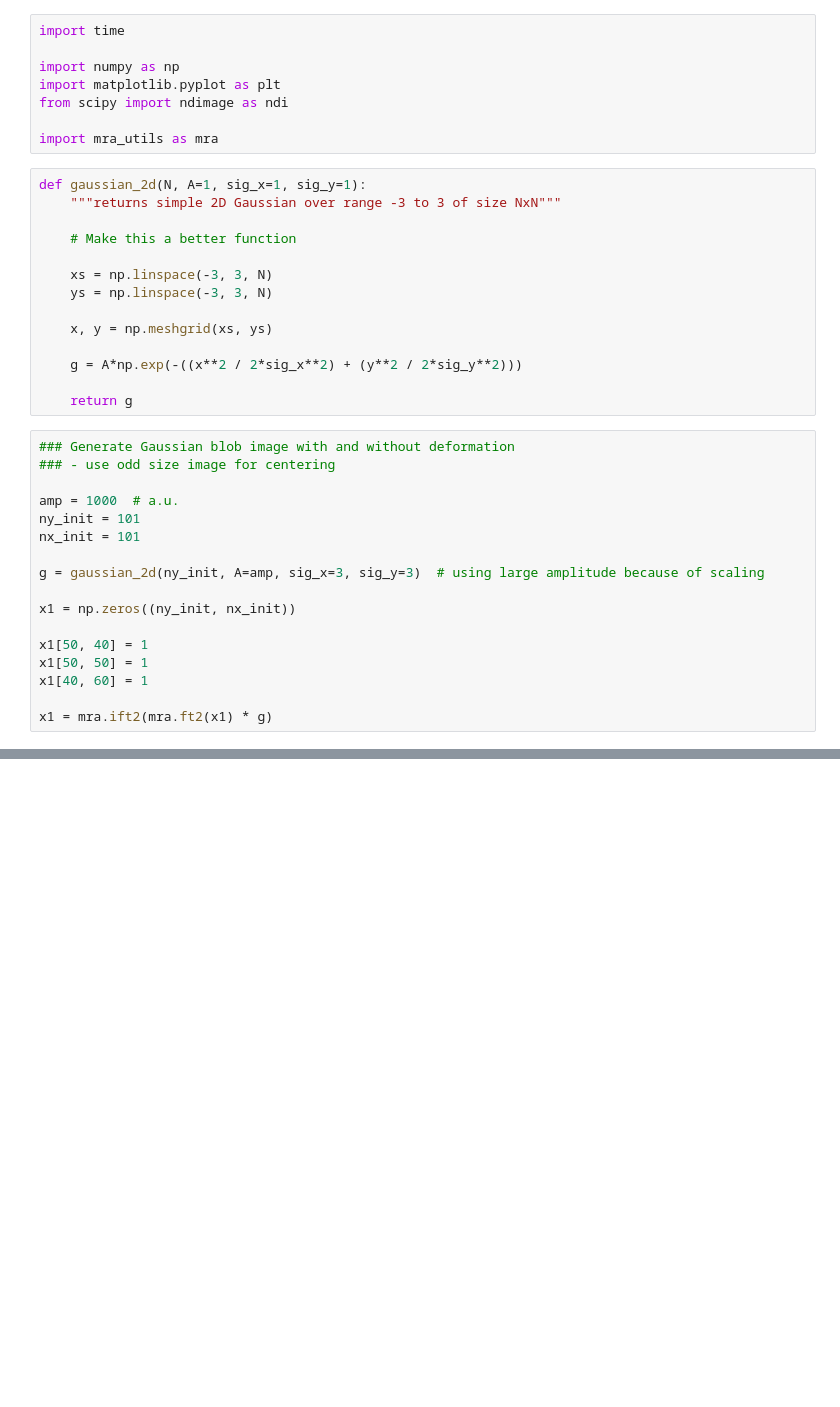
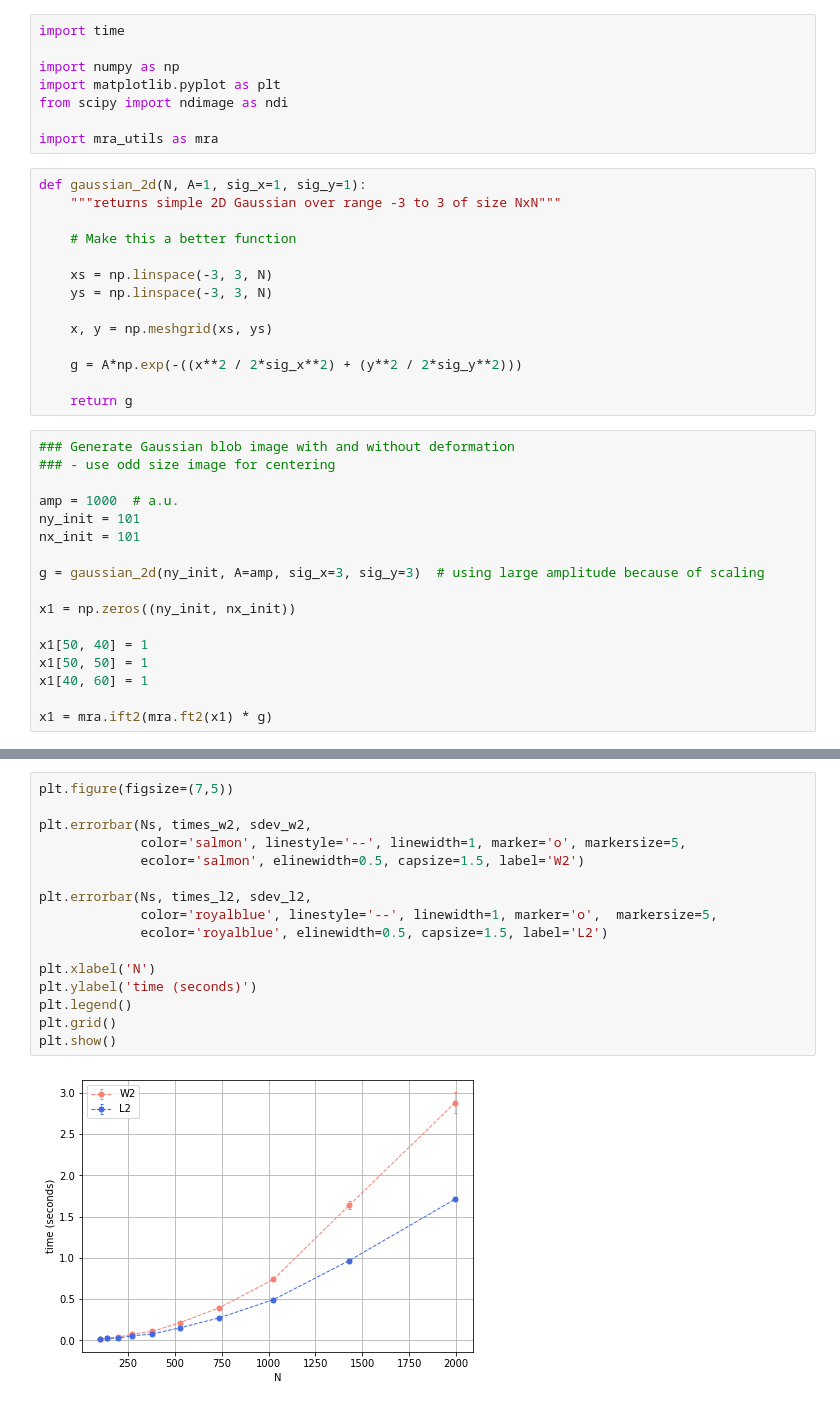
Before and after one commit to EricVerbeke/fast_image_alignment_ot, a Jupyter notebook: complexity.ipynb, the cells around one changed output, grey strips where cells are left out. Saved outputs shown, nothing was run; the diff lists cells and outputs as text; blank space fills up the shorter version.

```diff
--- a/complexity.ipynb
+++ b/complexity.ipynb
@@ -197,0 +220,18 @@ number of pixels:  [ 101  140  196  273  382  532  742 1036 1445 2015]
+# %%
+plt.figure(figsize=(7,5))
+
+plt.errorbar(Ns, times_w2, sdev_w2,
+             color='salmon', linestyle='--', linewidth=1, marker='o', markersize=5,
+             ecolor='salmon', elinewidth=0.5, capsize=1.5, label='W2')
+
+plt.errorbar(Ns, times_l2, sdev_l2,
+             color='royalblue', linestyle='--', linewidth=1, marker='o',  markersize=5,
+             ecolor='royalblue', elinewidth=0.5, capsize=1.5, label='L2')
+
+plt.xlabel('N')
+plt.ylabel('time (seconds)')
+plt.legend()
+plt.grid()
+plt.show()
+# %% [output]
+[figure, added]
```
Also changed, not shown: parts of 12 cells of this notebook, 1 other file.
